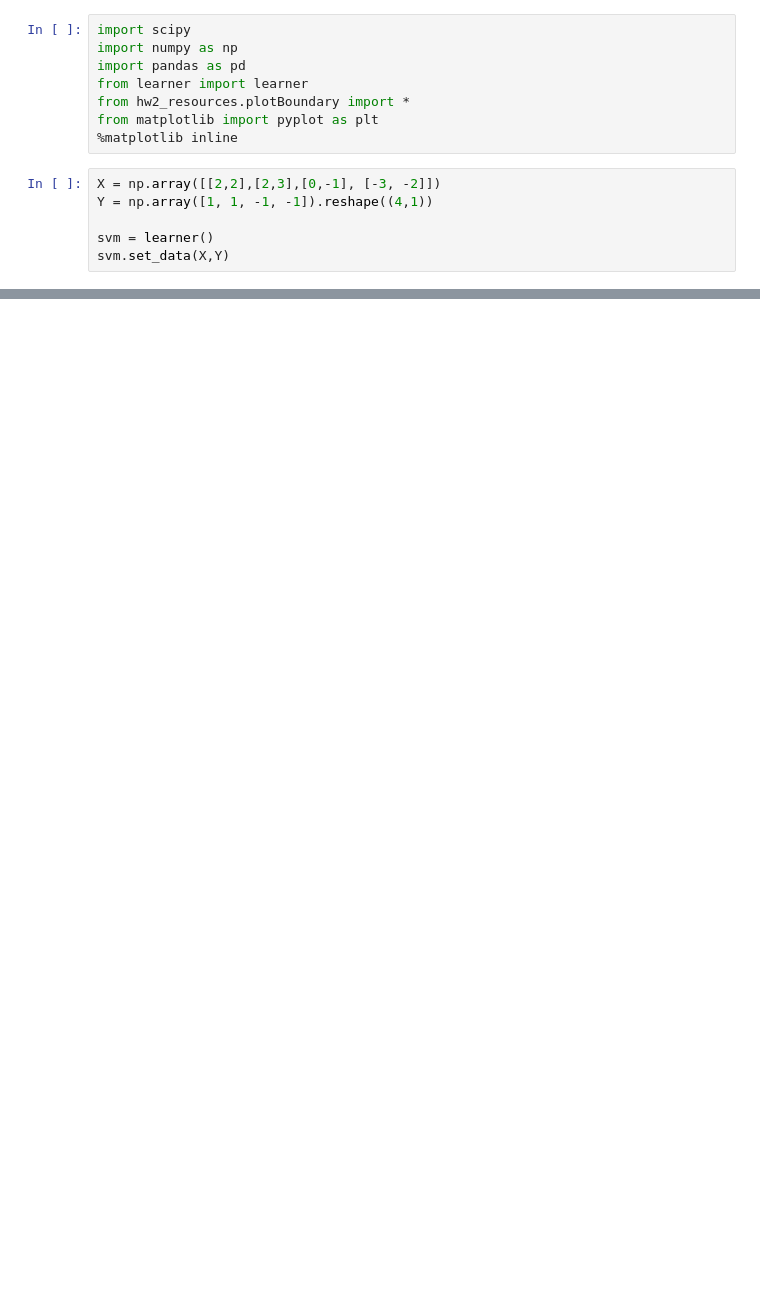
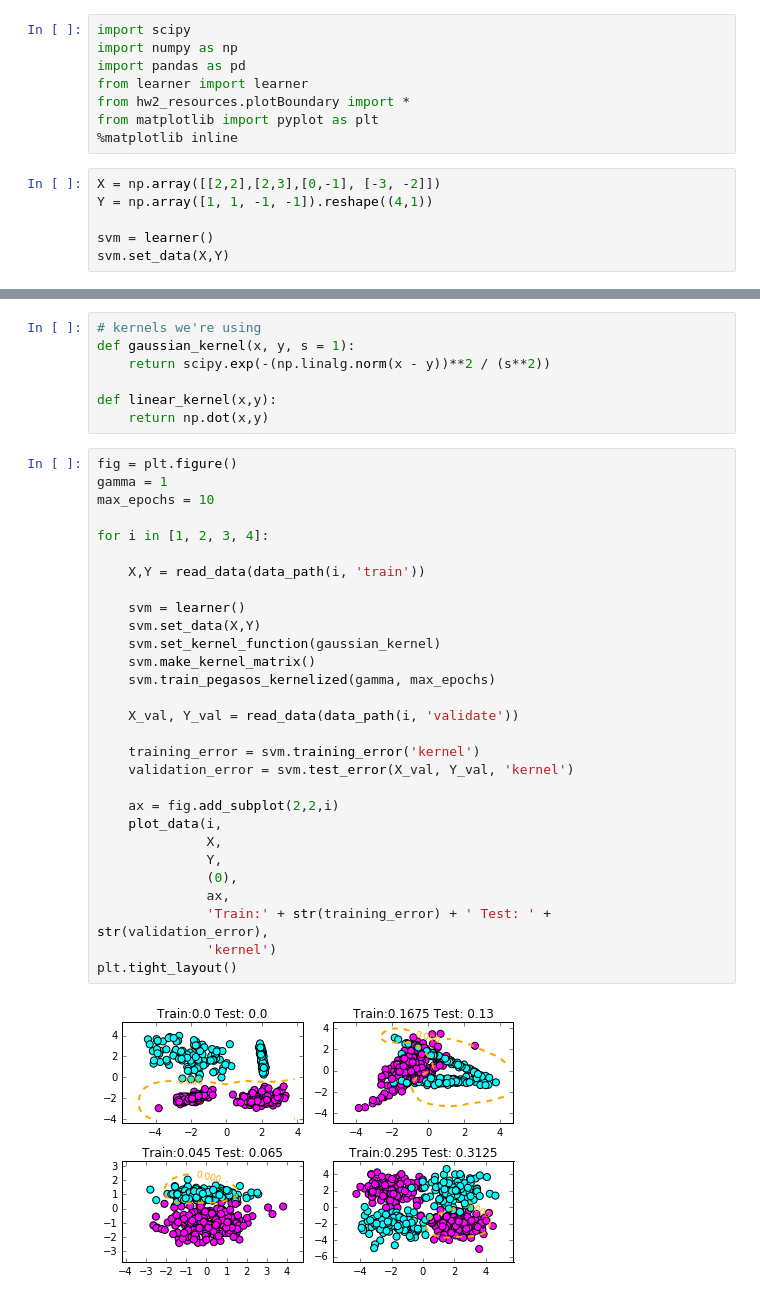
Before and after one commit to PhilChodrow/6.867_hwk2, a Jupyter notebook: P3.ipynb, the cells around one changed output, grey strips where cells are left out. Cells and saved outputs as stored; diff of their text form; blank space fills up the shorter version.

Commit message:
implemented kernelized pegasos

```diff
--- a/P3.ipynb
+++ b/P3.ipynb
@@ -69,0 +70,38 @@ plt.tight_layout()
+# %%
+# kernels we're using
+def gaussian_kernel(x, y, s = 1):
+    return scipy.exp(-(np.linalg.norm(x - y))**2 / (s**2))
+
+def linear_kernel(x,y):
+    return np.dot(x,y)
+# %%
+fig = plt.figure()
+gamma = 1
+max_epochs = 10
+
+for i in [1, 2, 3, 4]:
+
+    X,Y = read_data(data_path(i, 'train'))
+
+    svm = learner()
+    svm.set_data(X,Y)
+    svm.set_kernel_function(gaussian_kernel)
+    svm.make_kernel_matrix()
+    svm.train_pegasos_kernelized(gamma, max_epochs)
+
+    X_val, Y_val = read_data(data_path(i, 'validate'))
+
+    training_error = svm.training_error('kernel')
+    validation_error = svm.test_error(X_val, Y_val, 'kernel')
+
+    ax = fig.add_subplot(2,2,i)
+    plot_data(i,
+              X,
+              Y,
+              (0),
+              ax,
+              'Train:' + str(training_error) + ' Test: ' + str(validation_error),
+              'kernel')
+plt.tight_layout()
+# %% [output]
+[figure, added]
```
Also changed, not shown: parts of 2 cells of this notebook, 1 other file.
